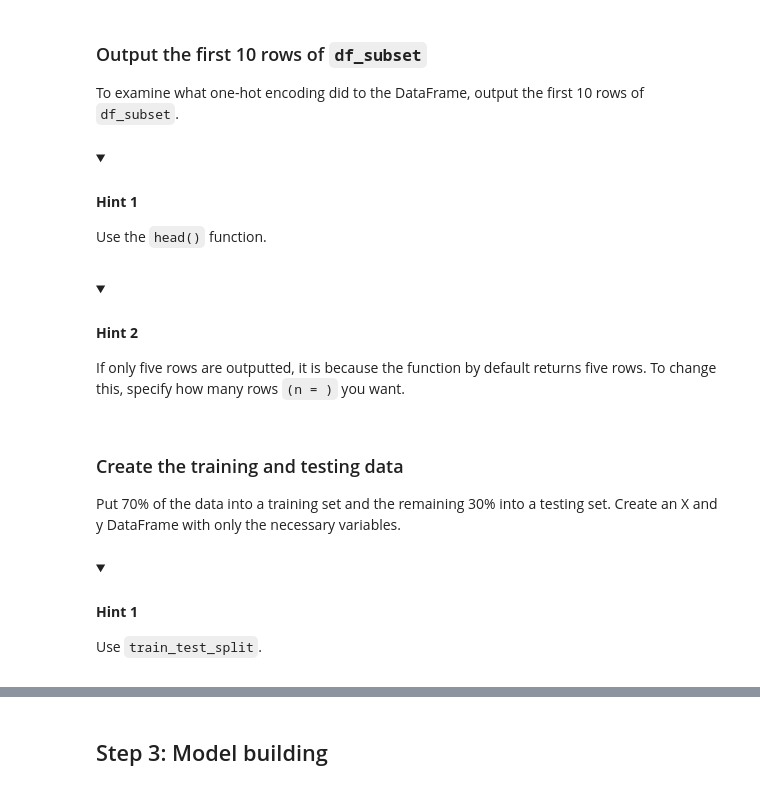
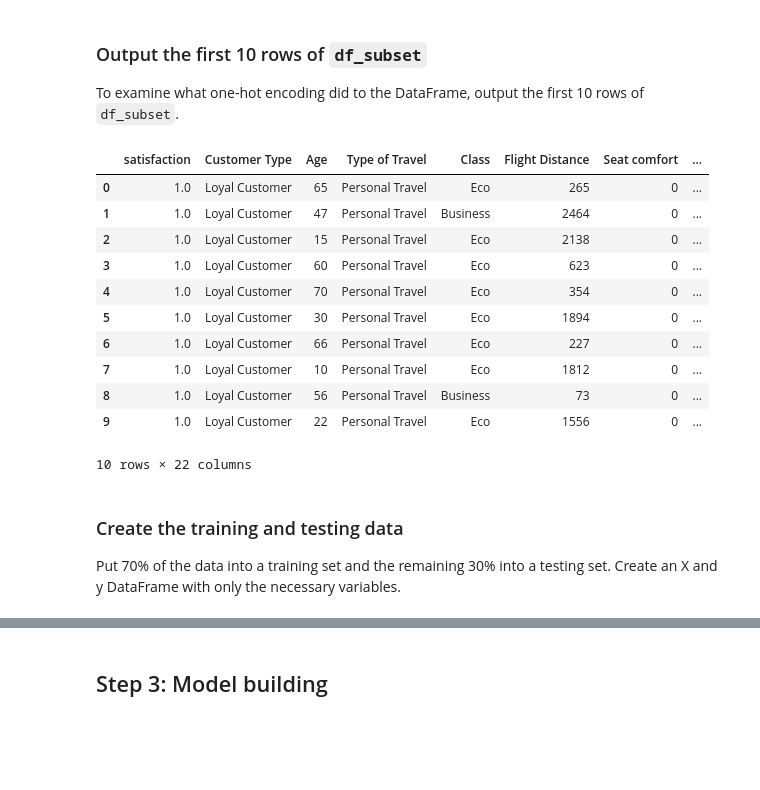
Before and after one commit to dyyland23-glitch/Perform-logistic-regression, a Jupyter notebook: Copy_of_Activity_Perform_logistic_regression.ipynb, the cells around one changed output, grey strips where cells are left out. Drawn from its saved outputs; the diff is of its cells as text; code cells hidden in the pictures; folded sections open; blank space fills up the shorter version.

```diff
--- a/Copy_of_Activity_Perform_logistic_regression.ipynb
+++ b/Copy_of_Activity_Perform_logistic_regression.ipynb
@@ -186,0 +192,12 @@ Set the axis parameter passed into the `dropna` function to `0` if you want to d
+# %%
+### YOUR CODE HERE ###
+
+# bc im dropping hte rows (axis=0 ) ith missing values .dropna(axis=0)
+
+
+
+df_subset = df_original.dropna(axis=0).reset_index(drop=True)
+
+# pandas retains the original row indices (e.g., indices like 0, 1, 2, ...,
+# but skipping 145 if row 145 was dropped).---exactly. By default, reset_index() has drop=False.---
+#  use reset_index to avoid a SettingWithCopy warning later in the notebook.
@@ -192,3 +243,6 @@ If you want to create a plot (`sns.regplot`) of your model to visualize results
 Make the `Inflight entertainment` column "of type float."
 # %%
 ### YOUR CODE HERE ###
+
+
+df_subset = df_subset.astype({"Inflight entertainment": float})
@@ -214,3 +253,17 @@ Use `OneHotEncoder()` from `sklearn.preprocessing`.
+# %%
+### YOUR CODE HERE ###
+
+### YOUR CODE HERE ###
+from sklearn.preprocessing import OneHotEncoder
+
+one_hot_encoder = OneHotEncoder(drop='first')
+
+## It drops the first category ("dissatisfied") and retains only the second ("satisfied"):
+
+df_subset['satisfaction'] = one_hot_encoder.fit_transform(df_subset[['satisfaction']]).toarray()
+
+
+# .toarray() converts it to a standard NumPy array:
 # %% [markdown]
 <details>
   <summary><h4><strong>Hint 2</strong></h4></summary>
@@ -237,20 +290,21 @@ After getting the encoded values, update the `satisfaction` column (you can use
 To examine what one-hot encoding did to the DataFrame, output the first 10 rows of `df_subset`.
 # %%
 ### YOUR CODE HERE ###
+
+df_subset.head(10)
+# %% [output]
+|  | satisfaction | Customer Type | Age | Type of Travel | Class | Flight Distance | Seat comfort | ... |
+| 0 | 1.0 | Loyal Customer | 65 | Personal Travel | Eco | 265 | 0 | ... |
+| 1 | 1.0 | Loyal Customer | 47 | Personal Travel | Business | 2464 | 0 | ... |
+| 2 | 1.0 | Loyal Customer | 15 | Personal Travel | Eco | 2138 | 0 | ... |
+| 3 | 1.0 | Loyal Customer | 60 | Personal Travel | Eco | 623 | 0 | ... |
+| 4 | 1.0 | Loyal Customer | 70 | Personal Travel | Eco | 354 | 0 | ... |
+| 5 | 1.0 | Loyal Customer | 30 | Personal Travel | Eco | 1894 | 0 | ... |
+| 6 | 1.0 | Loyal Customer | 66 | Personal Travel | Eco | 227 | 0 | ... |
+| 7 | 1.0 | Loyal Customer | 10 | Personal Travel | Eco | 1812 | 0 | ... |
+| 8 | 1.0 | Loyal Customer | 56 | Personal Travel | Business | 73 | 0 | ... |
+| 9 | 1.0 | Loyal Customer | 22 | Personal Travel | Eco | 1556 | 0 | ... |
+10 rows × 22 columns
-# %% [markdown]
-<details>
-  <summary><h4><strong>Hint 1</strong></h4></summary>
-
-Use the `head()` function.
-
-</details>
-# %% [markdown]
-<details>
-  <summary><h4><strong>Hint 2</strong></h4></summary>
-
-If only five rows are outputted, it is because the function by default returns five rows. To change this, specify how many rows `(n = )` you want.
-
-</details>
 # %% [markdown]
 ### Create the training and testing data
 
@@ -260,7 +311,0 @@ Put 70% of the data into a training set and the remaining 30% into a testing set
-# %% [markdown]
-<details>
-  <summary><h4><strong>Hint 1</strong></h4></summary>
-
-Use `train_test_split`.
-
-</details>
```
Also changed, not shown: parts of 56 cells of this notebook.
